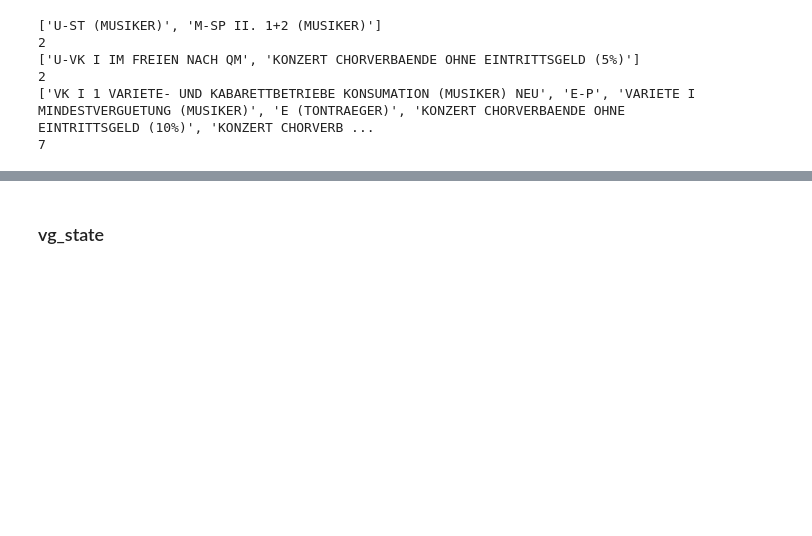
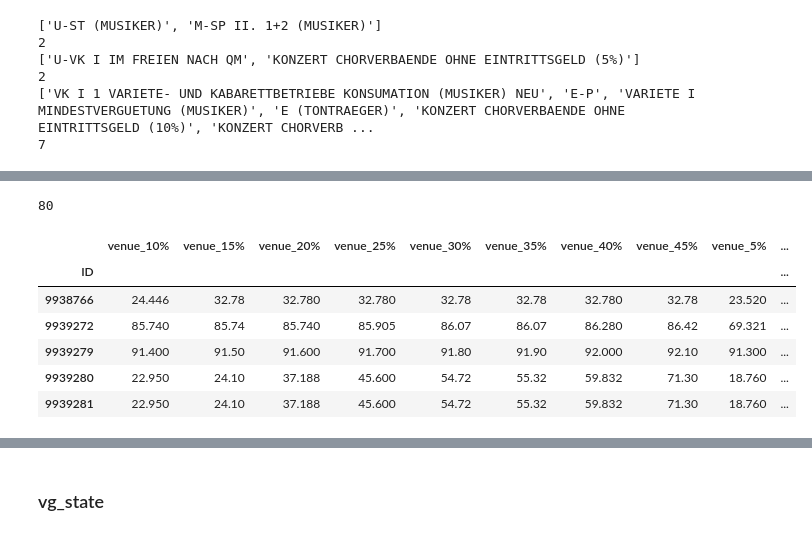
Before and after one commit to Saraavana/reclamation-processing, a Jupyter notebook: baseline/Features/01-Data-Exploration.ipynb, the cells around one changed output, grey strips where cells are left out. Drawn from its saved outputs; the diff is of its cells as text; code cells hidden in the pictures; blank space fills up the shorter version.

```diff
--- a/baseline/Features/01-Data-Exploration.ipynb
+++ b/baseline/Features/01-Data-Exploration.ipynb
@@ -113,0 +283,17 @@ never_class_two = ['VK I 1 VARIETE- UND KABARETTBETRIEBE KONSUMATION (MUSIKER) N
+# %%
+len(df_sampled['tarif_bez'].unique())
+# %% [output]
+80
+# %%
+df2 = pd.read_parquet('/Users/saravana/Documents/Work/Master-Thesis/reclamation-processing/data/export_features_2016_2020_v5.parquet.gzip')
+
+pd.set_option('display.max_columns', None)
+display(df2.head())
+# %% [output]
+|  | venue_10% | venue_15% | venue_20% | venue_25% | venue_30% | venue_35% | venue_40% | venue_45% | venue_5% | ... |
+| ID |  |  |  |  |  |  |  |  |  | ... |
+| 9938766 | 24.446 | 32.78 | 32.780 | 32.780 | 32.78 | 32.78 | 32.780 | 32.78 | 23.520 | ... |
+| 9939272 | 85.740 | 85.74 | 85.740 | 85.905 | 86.07 | 86.07 | 86.280 | 86.42 | 69.321 | ... |
+| 9939279 | 91.400 | 91.50 | 91.600 | 91.700 | 91.80 | 91.90 | 92.000 | 92.10 | 91.300 | ... |
+| 9939280 | 22.950 | 24.10 | 37.188 | 45.600 | 54.72 | 55.32 | 59.832 | 71.30 | 18.760 | ... |
+| 9939281 | 22.950 | 24.10 | 37.188 | 45.600 | 54.72 | 55.32 | 59.832 | 71.30 | 18.760 | ... |
```
Also changed, not shown: parts of 12 cells of this notebook, 47 other files.
